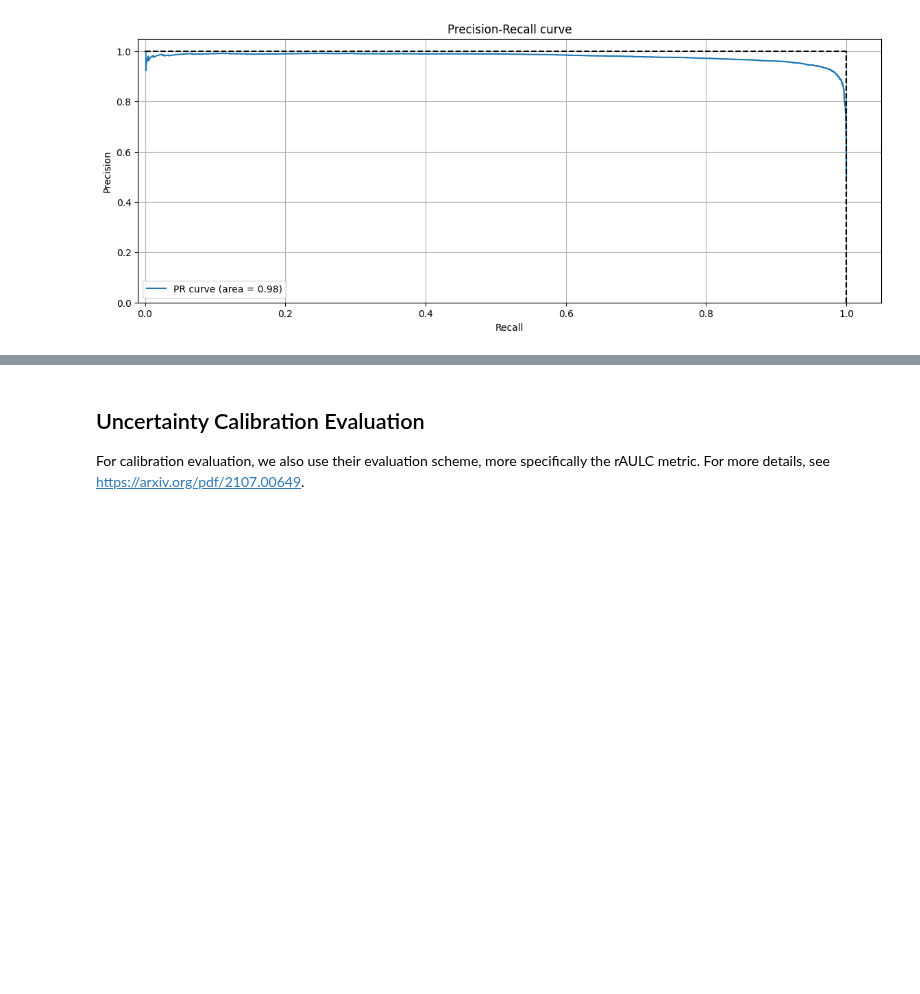
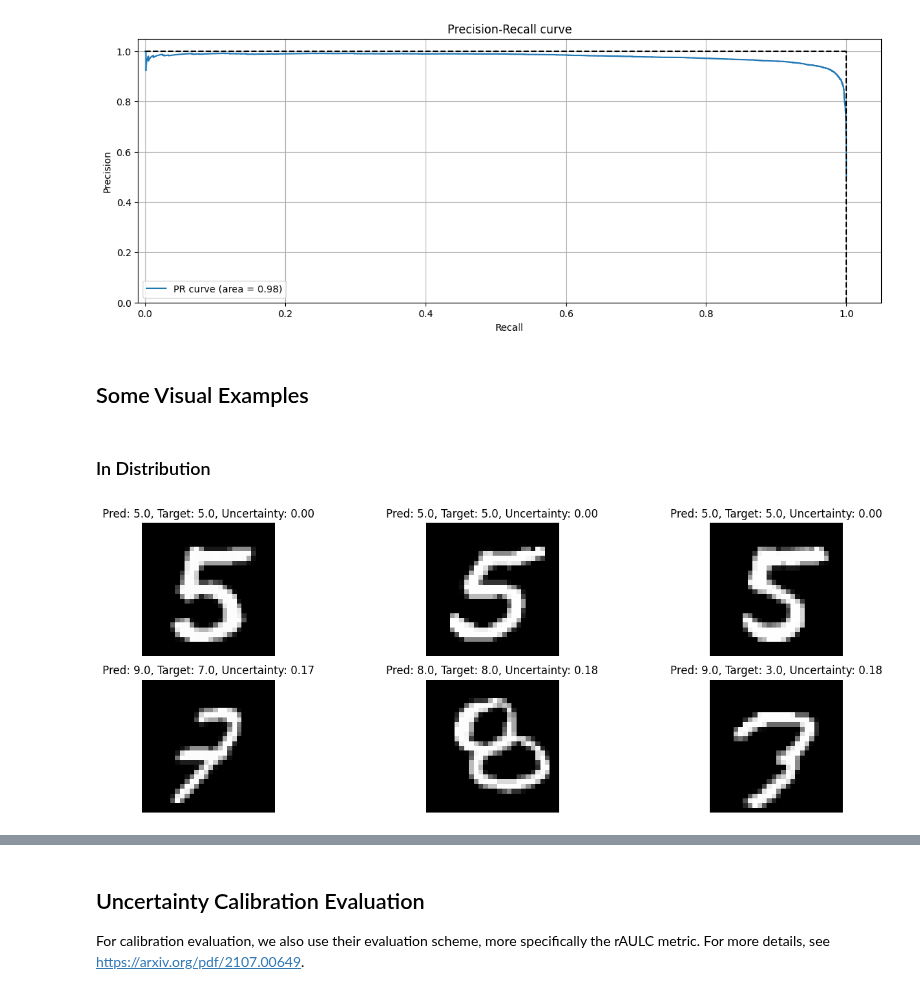
Before and after one commit to lightning-uq-box/lightning-uq-box, a Jupyter notebook: docs/tutorials/classification/zigzag_mnist.ipynb, the cells around one changed output, grey strips where cells are left out. Cells and saved outputs as stored; diff of their text form; code cells hidden in the pictures; blank space fills up the shorter version.

Commit message:
example viz

```diff
--- a/docs/tutorials/classification/zigzag_mnist.ipynb
+++ b/docs/tutorials/classification/zigzag_mnist.ipynb
@@ -318,3 +342,36 @@ ROC AUC: 0.9849
 PR AUC: 0.9792
 [figure]
 [figure]
+# %% [markdown]
+## Some Visual Examples
+# %%
+def visualize_samples(uncertainties, preds, targets, images_to_viz):
+    # Sort the samples by uncertainty
+    sorted_indices = sorted(range(len(uncertainties)), key=lambda i: uncertainties[i])
+    sorted_images = [images_to_viz[i] for i in sorted_indices]
+    sorted_uncertainties = [uncertainties[i] for i in sorted_indices]
+    sorted_preds = [preds[i] for i in sorted_indices]
+    sorted_targets = [targets[i] for i in sorted_indices]
+
+    # Select the three highest and three lowest uncertainty samples
+    selected_images = sorted_images[:3] + sorted_images[-3:]
+    selected_uncertainties = sorted_uncertainties[:3] + sorted_uncertainties[-3:]
+    selected_preds = sorted_preds[:3] + sorted_preds[-3:]
+    selected_targets = sorted_targets[:3] + sorted_targets[-3:]
+
+    plt.figure(figsize=(15, 5))
+    for i in range(6):
+        plt.subplot(2, 3, i + 1)
+        plt.imshow(selected_images[i].squeeze(), cmap="gray")
+        plt.title(
+            f"Pred: {selected_preds[i]}, Target: {selected_targets[i]}, Uncertainty: {selected_uncertainties[i]:.2f}"
+        )
+        plt.axis("off")
+    plt.tight_layout()
+    plt.show()
+# %% [markdown]
+### In Distribution
+# %%
+visualize_samples(uncertainties_in, pred_in, target_in, images_to_viz_in)
+# %% [output]
+[figure, added]
```
Also changed, not shown: parts of 7 cells of this notebook, 1 other file.
